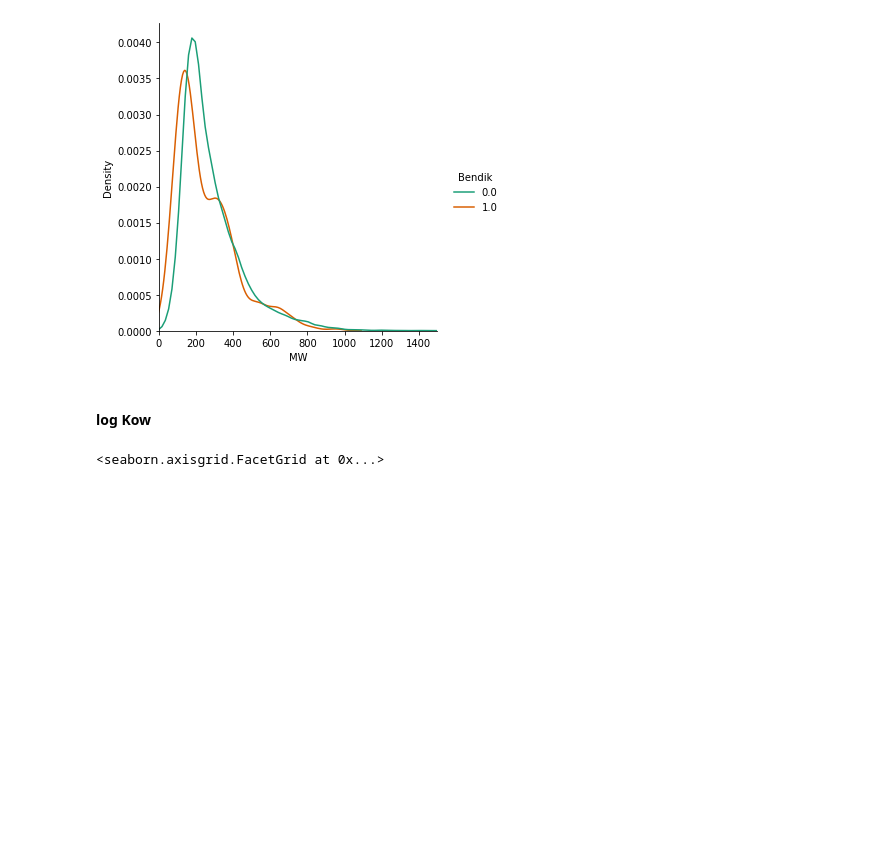
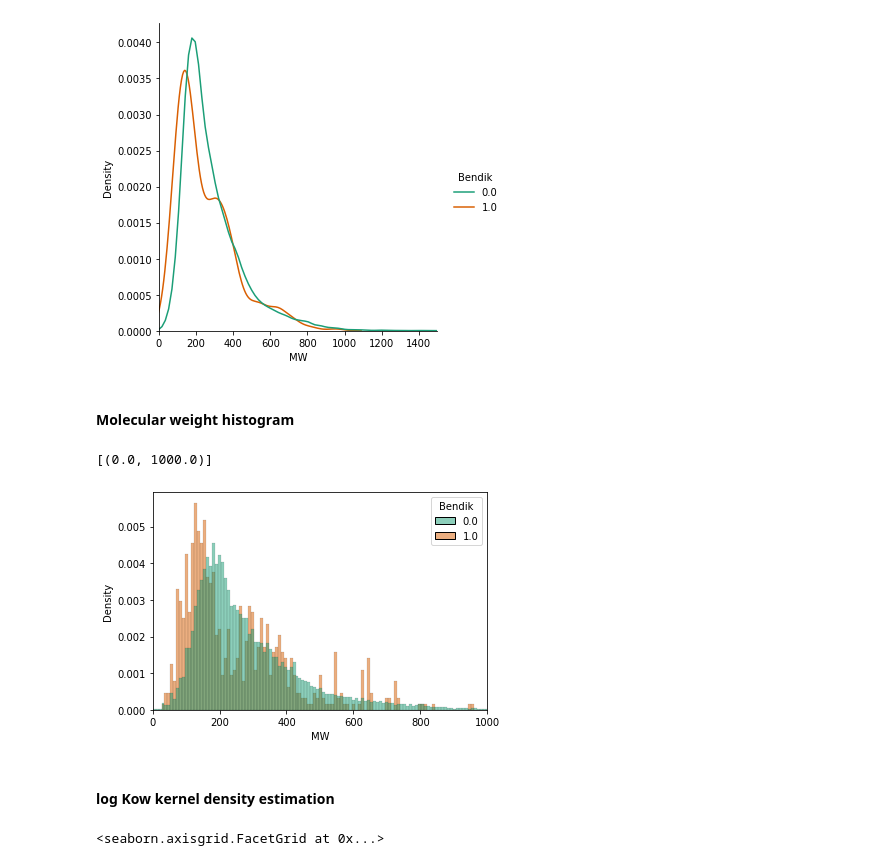
Before and after one commit to hannahgathu/Thesis-Bias-Experiments, a Jupyter notebook: Comparison of both datasets.ipynb, the cells around one changed output. Cells and saved outputs as stored; diff of their text form; code cells hidden in the pictures; blank space fills up the shorter version.

```diff
--- a/Comparison of both datasets.ipynb
+++ b/Comparison of both datasets.ipynb
@@ -62,8 +83,15 @@ sb.displot(df, x="MW", kind = "kde", hue='Bendik', common_norm=False, palette='D
 # %% [output]
 <seaborn.axisgrid.FacetGrid at 0x...>
 [figure]
+# %% [markdown]
+#### Molecular weight histogram
+# %%
+sb.histplot(df, x="MW", hue = 'Bendik', stat='density', common_norm =False, palette='Dark2').set(xlim=(0, 1000))
+# %% [output]
+[(0.0, 1000.0)]
+[figure, added]
 # %% [markdown]
-#### log Kow
+#### log Kow kernel density estimation
 # %%
 sb.displot(df, x="log Kow (KowWin v1.67)", kind = "kde", hue='Bendik', common_norm=False, palette='Dark2')
 # %% [output]
```
Also changed, not shown: parts of 14 cells of this notebook.
